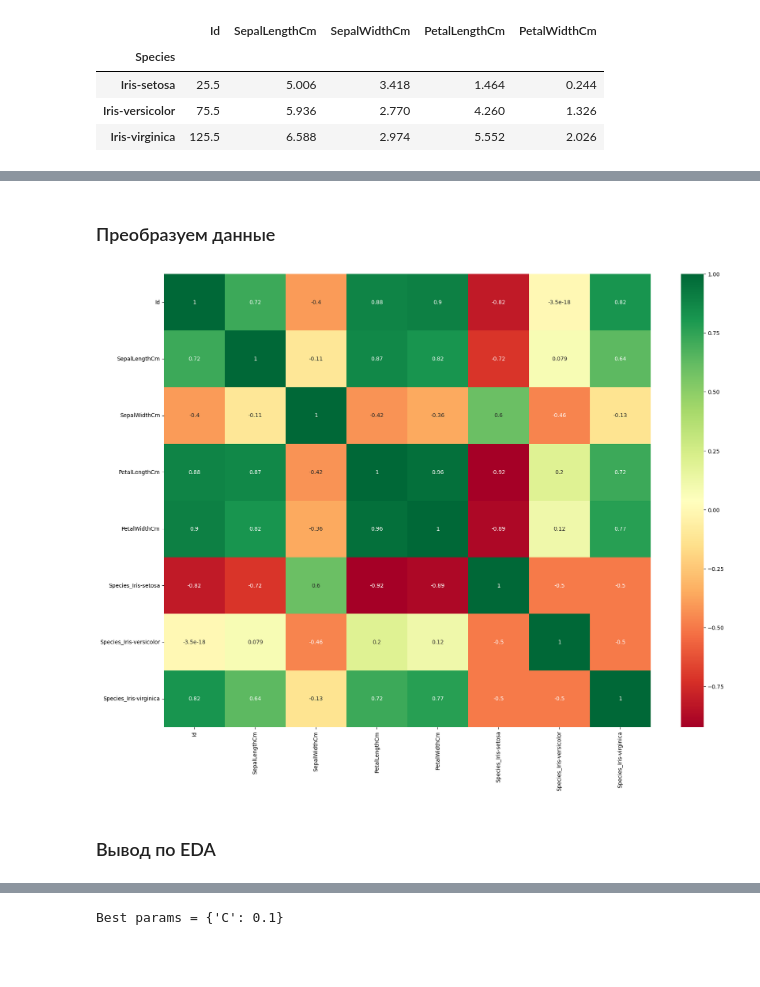
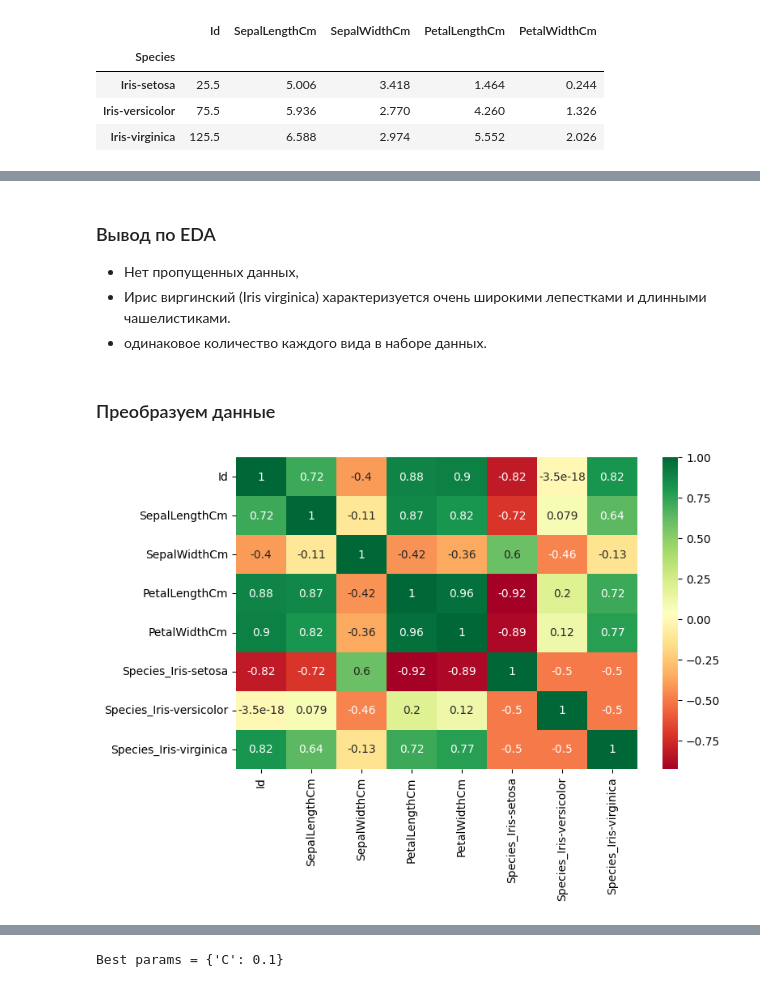
Before and after one commit to sabahoth01/Machine-learning-tasks, a Jupyter notebook: task4s.ipynb, the cells around one changed output, grey strips where cells are left out. Cells and saved outputs as stored; diff of their text form; code cells hidden in the pictures; blank space fills up the shorter version.

```diff
--- a/task4s.ipynb
+++ b/task4s.ipynb
@@ -41,5 +52,5 @@ from sklearn.linear_model import Ridge
 # %%
-data = pd.read_csv(r"data\iris\Iris.csv")
+data = pd.read_csv(r"/content/Iris.csv")
 data
 # %% [output]
 |  | Id | SepalLengthCm | SepalWidthCm | PetalLengthCm | PetalWidthCm | Species |
@@ -145,12 +194,16 @@ data.groupby('Species').mean()
+# %% [markdown]
+### Вывод по EDA
+
+- Нет пропущенных данных,
+- Ирис виргинский (Iris virginica) характеризуется очень широкими лепестками и длинными чашелистиками.
+- одинаковое количество каждого вида в наборе данных.
 # %% [markdown]
 ### Преобразуем данные
 # %%
 dum_data = pd.get_dummies(data, columns=['Species'])
 sns.heatmap(dum_data.corr(), annot=True, cmap='RdYlGn')
 fig = plt.gcf()
-fig.set_size_inches(20, 15)
+fig.set_size_inches(8, 5)
 plt.show()
 # %% [output]
-[figure, old version]
+[figure, new version]
-# %% [markdown]
-### Вывод по EDA
```
Also changed, not shown: parts of 50 cells of this notebook.
